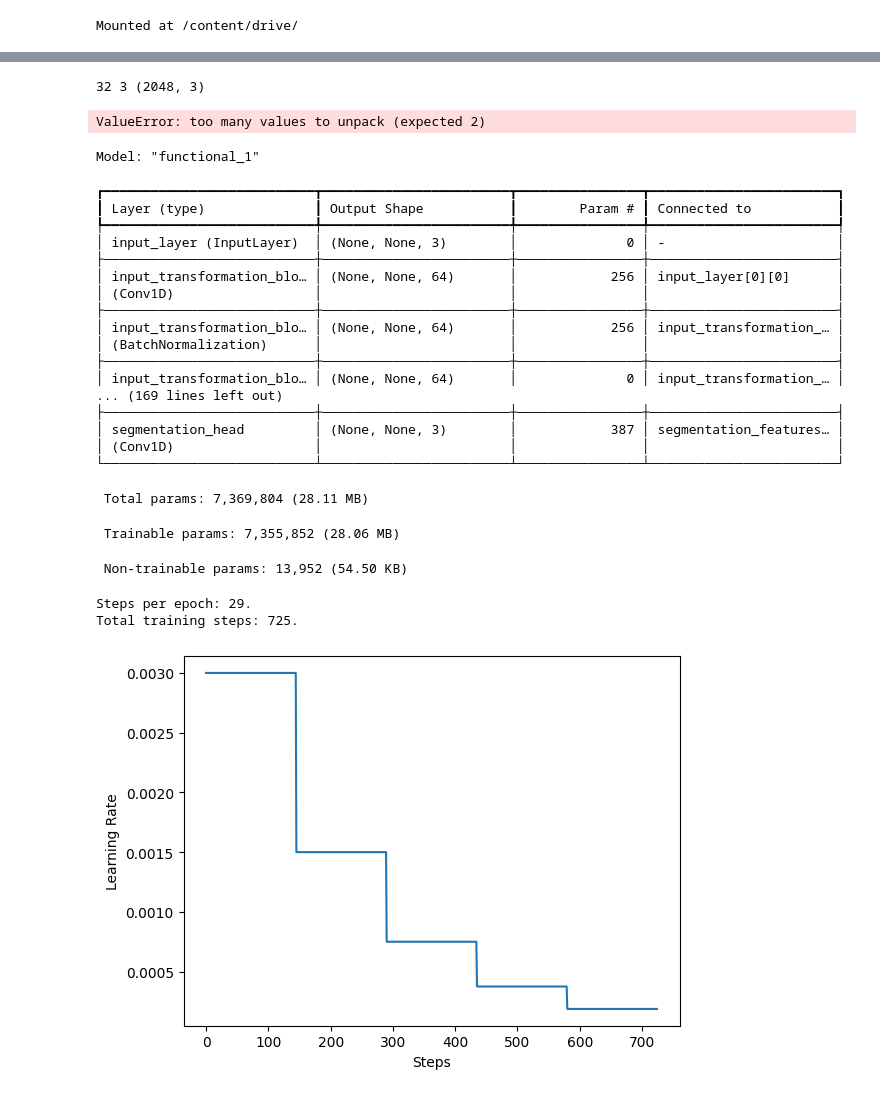
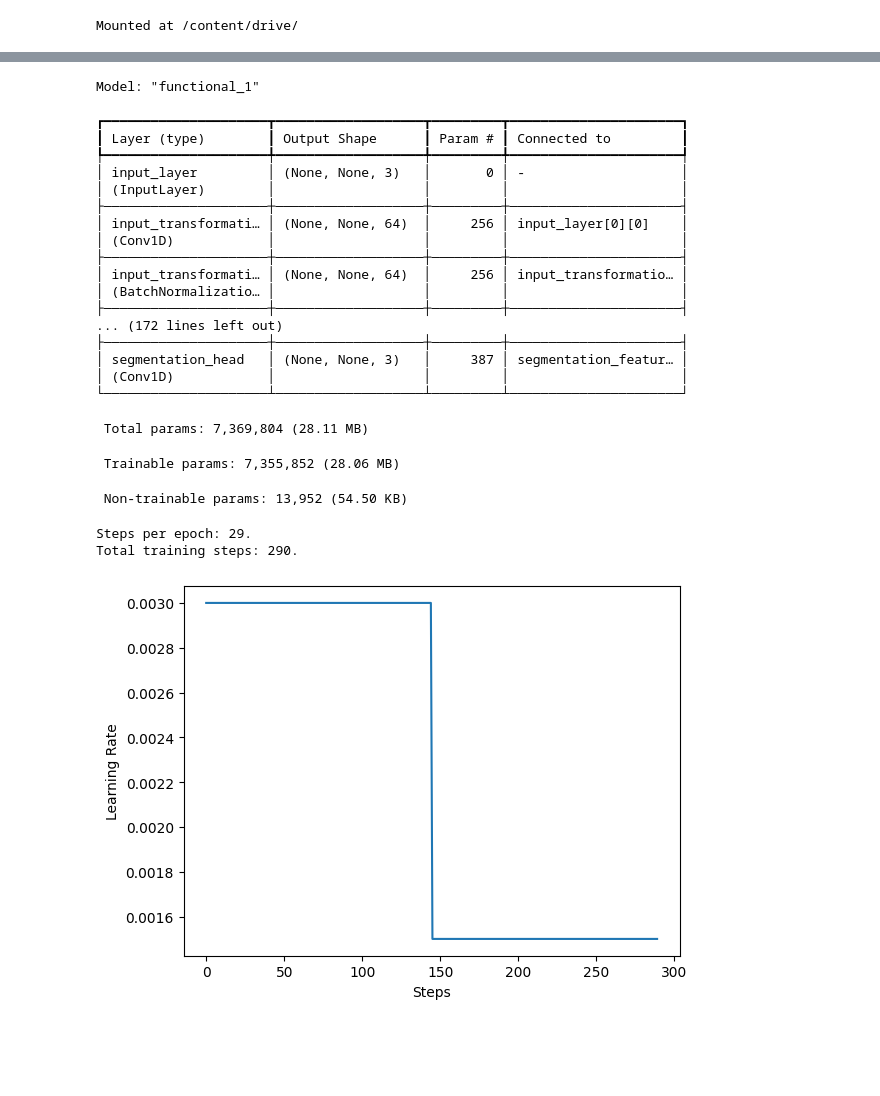
Before and after one commit to Skorokhod95/Test-tasks, a Jupyter notebook: SemanticSpray Dataset/Related_code.ipynb, the cells around one changed output, grey strips where cells are left out. Drawn from its saved outputs; the diff is of its cells as text; code cells hidden in the pictures; blank space fills up the shorter version.

```diff
--- a/SemanticSpray Dataset/Related_code.ipynb
+++ b/SemanticSpray Dataset/Related_code.ipynb
@@ -259,5 +175,0 @@ dg_val = DataGenerator(X_test, y_test, npoints=2048)
-# %%
-dg.__getitem__(0)
-# %% [output]
-32 3 (2048, 3)
-ValueError: too many values to unpack (expected 2)
@@ -264,59 +178,59 @@ ValueError: too many values to unpack (expected 2)
 # %%
-num_points = 2048
+num_points = n
 num_classes = 3
 
 segmentation_model = pointnet_seg(num_points, num_classes)
 segmentation_model.summary()
 # %% [output]
 Model: "functional_1"
-┏━━━━━━━━━━━━━━━━━━━━━━━━━━━┳━━━━━━━━━━━━━━━━━━━━━━━━┳━━━━━━━━━━━━━━━━┳━━━━━━━━━━━━━━━━━━━━━━━━┓
-┃ Layer (type)              ┃ Output Shape           ┃        Param # ┃ Connected to           ┃
-┡━━━━━━━━━━━━━━━━━━━━━━━━━━━╇━━━━━━━━━━━━━━━━━━━━━━━━╇━━━━━━━━━━━━━━━━╇━━━━━━━━━━━━━━━━━━━━━━━━┩
-│ input_layer (InputLayer)  │ (None, None, 3)        │              0 │ -                      │
-├───────────────────────────┼────────────────────────┼────────────────┼────────────────────────┤
-│ input_transformation_blo… │ (None, None, 64)       │            256 │ input_layer[0][0]      │
-│ (Conv1D)                  │                        │                │                        │
-├───────────────────────────┼────────────────────────┼────────────────┼────────────────────────┤
-│ input_transformation_blo… │ (None, None, 64)       │            256 │ input_transformation_… │
-│ (BatchNormalization)      │                        │                │                        │
-├───────────────────────────┼────────────────────────┼────────────────┼────────────────────────┤
-│ input_transformation_blo… │ (None, None, 64)       │              0 │ input_transformation_… │
-... (169 lines left out)
-├───────────────────────────┼────────────────────────┼────────────────┼────────────────────────┤
-│ segmentation_head         │ (None, None, 3)        │            387 │ segmentation_features… │
-│ (Conv1D)                  │                        │                │                        │
-└───────────────────────────┴────────────────────────┴────────────────┴────────────────────────┘
+┏━━━━━━━━━━━━━━━━━━━━━┳━━━━━━━━━━━━━━━━━━━┳━━━━━━━━━┳━━━━━━━━━━━━━━━━━━━━━━┓
+┃ Layer (type)        ┃ Output Shape      ┃ Param # ┃ Connected to         ┃
+┡━━━━━━━━━━━━━━━━━━━━━╇━━━━━━━━━━━━━━━━━━━╇━━━━━━━━━╇━━━━━━━━━━━━━━━━━━━━━━┩
+│ input_layer         │ (None, None, 3)   │       0 │ -                    │
+│ (InputLayer)        │                   │         │                      │
+├─────────────────────┼───────────────────┼─────────┼──────────────────────┤
+│ input_transformati… │ (None, None, 64)  │     256 │ input_layer[0][0]    │
+│ (Conv1D)            │                   │         │                      │
+├─────────────────────┼───────────────────┼─────────┼──────────────────────┤
+│ input_transformati… │ (None, None, 64)  │     256 │ input_transformatio… │
+│ (BatchNormalizatio… │                   │         │                      │
+├─────────────────────┼───────────────────┼─────────┼──────────────────────┤
+... (172 lines left out)
+├─────────────────────┼───────────────────┼─────────┼──────────────────────┤
+│ segmentation_head   │ (None, None, 3)   │     387 │ segmentation_featur… │
+│ (Conv1D)            │                   │         │                      │
+└─────────────────────┴───────────────────┴─────────┴──────────────────────┘
  Total params: 7,369,804 (28.11 MB)
  Trainable params: 7,355,852 (28.06 MB)
  Non-trainable params: 13,952 (54.50 KB)
 # %%
 total_training_examples = len(X_train)
 BATCH_SIZE = 32
-EPOCHS = 25
+EPOCHS = 10
 
 steps_per_epoch = total_training_examples // BATCH_SIZE
 total_training_steps = steps_per_epoch * EPOCHS
 print(f"Steps per epoch: {steps_per_epoch}.")
 print(f"Total training steps: {total_training_steps}.")
 
 lr_schedule = keras.optimizers.schedules.ExponentialDecay(
     initial_learning_rate=0.003,
     decay_steps=steps_per_epoch * 5,
     decay_rate=0.5,
     staircase=True,
 )
 
 steps = range(total_training_steps)
 lrs = [lr_schedule(step) for step in steps]
 
 plt.plot(lrs)
 plt.xlabel("Steps")
 plt.ylabel("Learning Rate")
 plt.show()
 # %% [output]
 Steps per epoch: 29.
-Total training steps: 725.
+Total training steps: 290.
-[figure, old version]
+[figure, new version]
 # %%
 def run_experiment(epochs):
     segmentation_model = pointnet_seg(num_points, num_classes)
```
Also changed, not shown: parts of 33 cells of this notebook.
